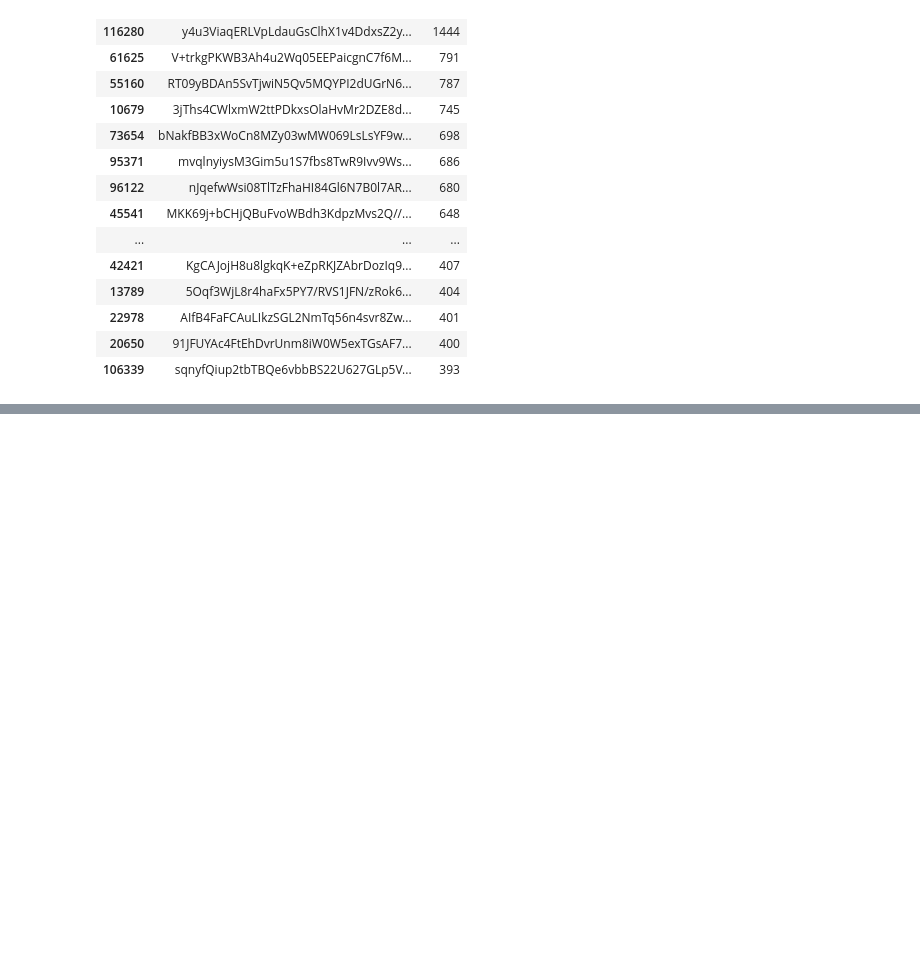
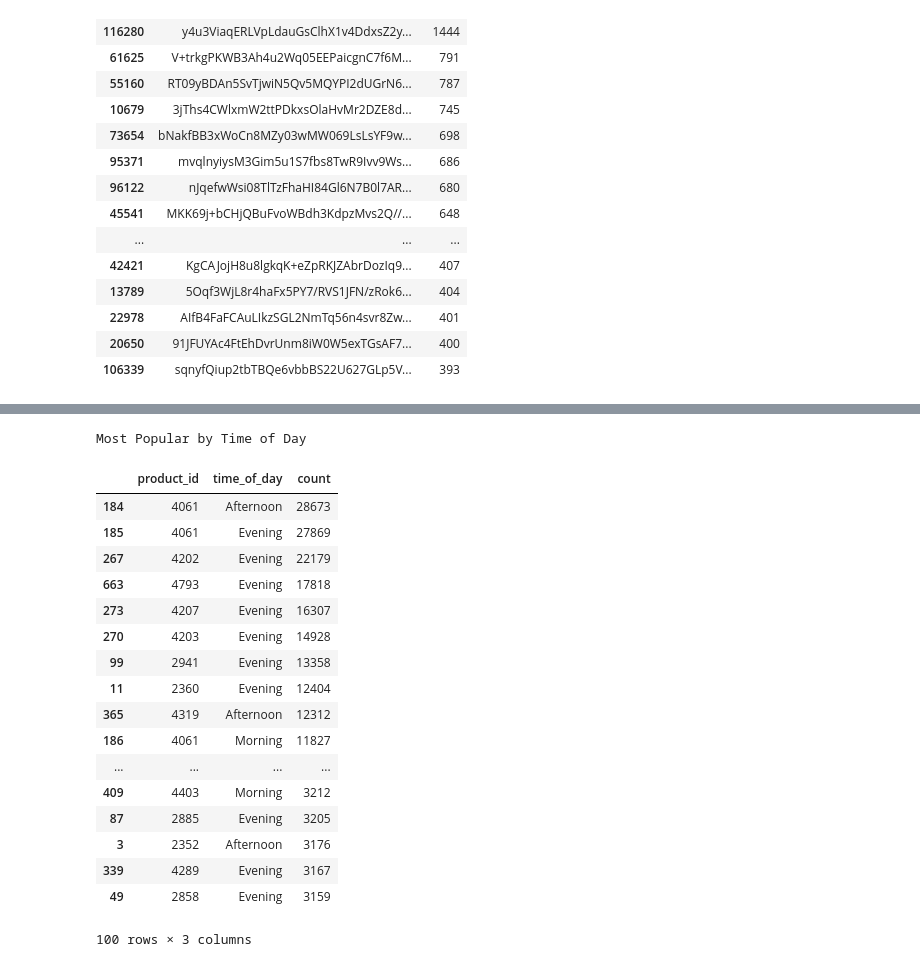
Before and after one commit to tlapinsk/byte-data-insights, a Jupyter notebook: notebooks/Insights.ipynb, the cells around one changed output, grey strips where cells are left out. Drawn from its saved outputs; the diff is of its cells as text; code cells hidden in the pictures; blank space fills up the shorter version.

```diff
--- a/notebooks/Top 3 Insights.ipynb
+++ b/notebooks/Insights.ipynb
@@ -177,3 +177,18 @@ Most Popular Products By Kiosk
 | 506482 | tXJ2hsYRz75mTobByvPFEkym0qrbeNAbO... | 4403 | 104 |
 | 112675 | AdL794VPhUn1yXUICwn1/LinbsOgUTkyj... | 3991 | 103 |
 100 rows × 3 columns
+# %%
+# Sort by time of day
+SALES['date_time'] = pd.to_datetime(SALES['date_time'])
+
+hours = SALES.date_time.dt.hour.values
+times = np.array(['Morning', 'Afternoon', 'Evening'])
+
+sorted = SALES.assign(time_of_day=times[np.array([12, 17]).searchsorted(hours)])
+#sorted.head(n=50)
+
+report = sorted.groupby('time_of_day').product_id.count().reset_index(name ='count')
+report = report.sort_values(by='count', ascending=False)
+
+print("Time of Day")
+report.head(n=50)
@@ -179,0 +201,34 @@ Most Popular Products By Kiosk
+# %%
+# Do repeat customers purchase the same items over and over?
+SALES['date_time'] = pd.to_datetime(SALES['date_time'])
+
+hours = SALES.date_time.dt.hour.values
+times = np.array(['Morning', 'Afternoon', 'Evening'])
+
+sorted = SALES.assign(time_of_day=times[np.array([12, 17]).searchsorted(hours)])
+
+report = sorted.groupby(['product_id', 'time_of_day']).size().reset_index(name='count')
+report = report.sort_values(by='count', ascending=False)
+
+print("Most Popular by Time of Day")
+report.head(n=100)
+# %% [output]
+Most Popular by Time of Day
+|  | product_id | time_of_day | count |
+| 184 | 4061 | Afternoon | 28673 |
+| 185 | 4061 | Evening | 27869 |
+| 267 | 4202 | Evening | 22179 |
+| 663 | 4793 | Evening | 17818 |
+| 273 | 4207 | Evening | 16307 |
+| 270 | 4203 | Evening | 14928 |
+| 99 | 2941 | Evening | 13358 |
+| 11 | 2360 | Evening | 12404 |
+| 365 | 4319 | Afternoon | 12312 |
+| 186 | 4061 | Morning | 11827 |
+| ... | ... | ... | ... |
+| 409 | 4403 | Morning | 3212 |
+| 87 | 2885 | Evening | 3205 |
+| 3 | 2352 | Afternoon | 3176 |
+| 339 | 4289 | Evening | 3167 |
+| 49 | 2858 | Evening | 3159 |
+100 rows × 3 columns
```
Also changed, not shown: parts of 3 cells of this notebook, 1 other file.
